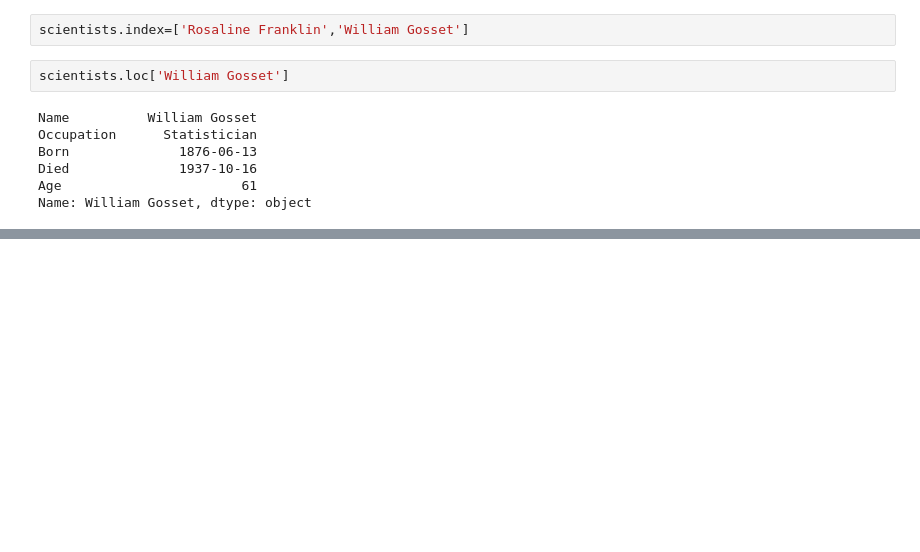
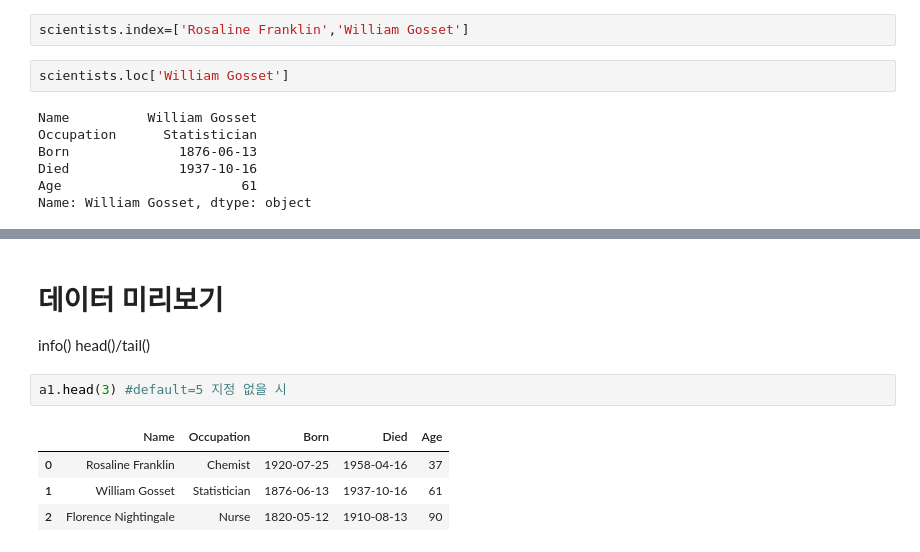
Before and after one commit to bhjin97/hipython_rep, a Jupyter notebook: 13. 판다스.ipynb, the cells around one changed output, grey strips where cells are left out. Cells and saved outputs as stored; diff of their text form; blank space fills up the shorter version.

```diff
--- a/13. 판다스.ipynb
+++ b/13. 판다스.ipynb
@@ -134,0 +243,11 @@ Name: William Gosset, dtype: object
+# %% [markdown]
+# 데이터 미리보기
+info()
+head()/tail()
+# %%
+a1.head(3) #default=5 지정 없을 시
+# %% [output]
+|  | Name | Occupation | Born | Died | Age |
+| 0 | Rosaline Franklin | Chemist | 1920-07-25 | 1958-04-16 | 37 |
+| 1 | William Gosset | Statistician | 1876-06-13 | 1937-10-16 | 61 |
+| 2 | Florence Nightingale | Nurse | 1820-05-12 | 1910-08-13 | 90 |
```
Also changed, not shown: parts of 34 cells of this notebook, 5 other files.
